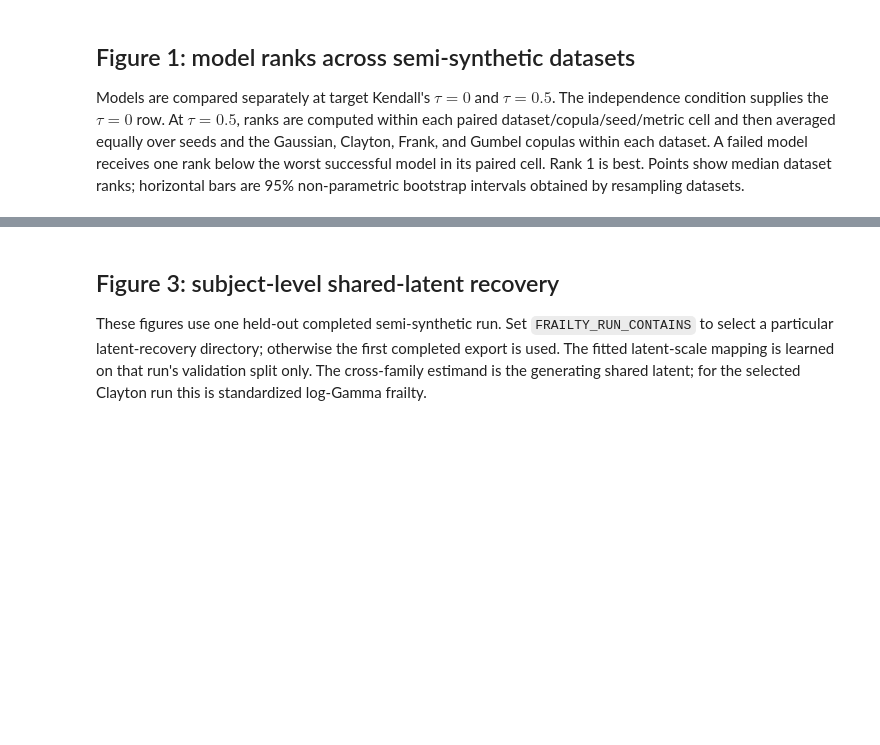
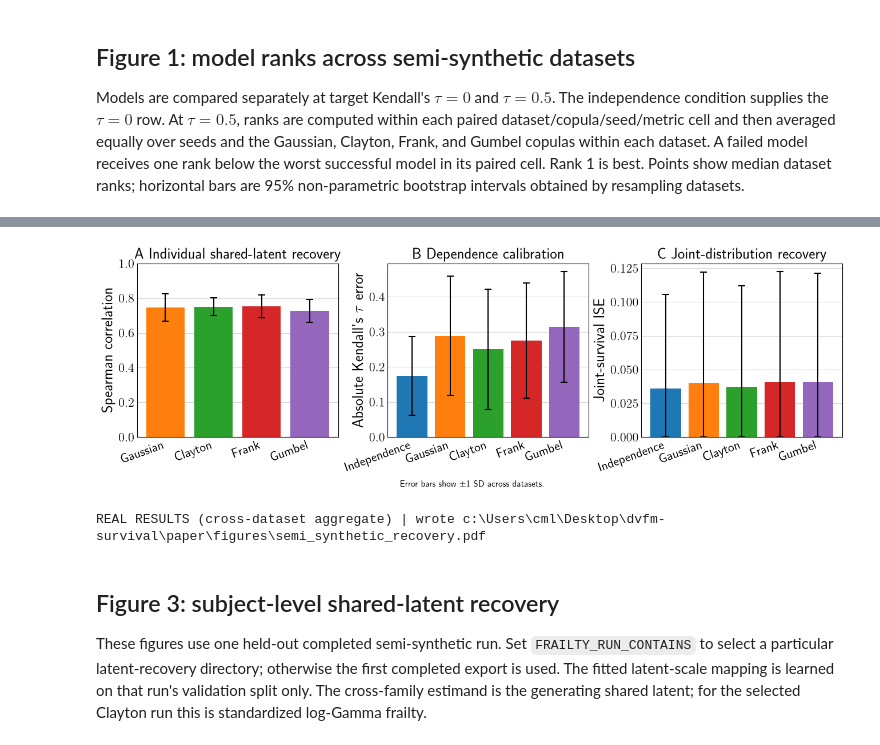
Before and after one commit to kalantari66/dvfm-survival, a Jupyter notebook: notebooks/semi_synthetic_results.ipynb, the cells around one changed output, grey strips where cells are left out. Drawn from its saved outputs; the diff is of its cells as text; code cells hidden in the pictures; blank space fills up the shorter version.

```diff
--- a/notebooks/semi_synthetic_results.ipynb
+++ b/notebooks/semi_synthetic_results.ipynb
@@ -322,45 +543,75 @@ The horizontal axis is target Kendall's $\tau$, the active experimental factor.
 # %%
 def dataset_balanced_summary(frame, metric, sigma_level=1.0):
     # Average seeds within each dataset, then quantify cross-dataset variation.
     per_dataset = frame.groupby(["dataset", "copula", "target_kendall_tau"], as_index=False)[metric].mean()
     out = per_dataset.groupby(["copula", "target_kendall_tau"])[metric].agg(["mean", "std", "count"]).reset_index()
     out["error"] = sigma_level * out["std"].fillna(0)
     return out
 
 dvfm = results[results["model"].eq("DVFM")].copy()
-mechanistic = results[results["model"].isin(["DVFM", "DVFM-z0"])].pivot_table(
-    index=["dataset", "copula", "target_kendall_tau", "repeat"], columns="model", values="oracle_ibs"
-).dropna().reset_index()
-mechanistic["oracle_ibs_gain"] = mechanistic["DVFM-z0"] - mechanistic["DVFM"]
+# include_independence=False for frailty recovery: undefined at tau=0 (SYNTHETIC.md), not zero.
 summaries = [
-    (dataset_balanced_summary(dvfm, "frailty_spearman"), "Shared-latent Spearman correlation", "A  Individual shared-latent recovery"),
-    (dataset_balanced_summary(dvfm, "absolute_conditional_kendall_tau_error"), r"Absolute Kendall's $\tau$ error", "B  Dependence calibration"),
-    (dataset_balanced_summary(dvfm, "oracle_joint_survival_ise"), "Joint-survival ISE", "C  Joint-distribution recovery"),
-    (dataset_balanced_summary(mechanistic, "oracle_ibs_gain"), r"$\mathrm{IBS}_{z=0}-\mathrm{IBS}_{z=1}$", "D  Predictive benefit of the shared latent"),
+    ("frailty_spearman", "Spearman correlation", "A  Individual shared-latent recovery", False),
+    ("absolute_conditional_kendall_tau_error", r"Absolute Kendall's $\tau$ error", "B  Dependence calibration", True),
+    ("oracle_joint_survival_ise", "Joint-survival ISE", "C  Joint-distribution recovery", True),
 ]
+
+copula_order = ["Independence"] + [name.title() for name in config["data"]["copulas"]]
 default_colors = plt.rcParams["axes.prop_cycle"].by_key()["color"]
-copula_order = ["Independence"] + [name.title() for name in config["data"]["copulas"]]
 palette = dict(zip(copula_order, default_colors[:len(copula_order)]))
-tau_levels = CONFIG_TAU_VALUES
-fig, axes = plt.subplots(2, 2, figsize=(10.0, 7.0), sharex=False, constrained_layout=True)
+positive_taus = [tau for tau in CONFIG_TAU_VALUES if not np.isclose(tau, 0.0)]
+
+fig, axes = plt.subplots(1, 3, figsize=(13.0, 4.0), constrained_layout=True)
 fig.set_constrained_layout_pads(w_pad=0.02, h_pad=0.02, wspace=0.02, hspace=0.02)
-for ax, (summary, ylabel, title) in zip(axes.flat, summaries):
-    for copula, part in summary.groupby("copula"):
-        part = part.sort_values("target_kendall_tau")
-        color = palette.get(copula, default_colors[0])
-        ax.fill_between(part["target_kendall_tau"], part["mean"] - part["error"], part["mean"] + part["error"], color=color, alpha=0.15, linewidth=0)
-        ax.plot(part["target_kendall_tau"], part["mean"], marker="o", label=copula, color=color)
-    ax.set(title=title, xlabel=r"Target Kendall's $\tau$", ylabel=ylabel)
-    ax.set_xticks(tau_levels, [f"{value:g}" for value in tau_levels])
-axes[0, 0].set_ylim(-0.05, 1.0)
-axes[0, 0].legend(title="Copula", loc="lower right", frameon=False)
-axes[1, 1].axhline(0, color="0.35", linestyle="--", linewidth=1)
-for ax in axes.flat:
-    ax.grid(True, alpha=0.5)
+
+for ax, (metric, ylabel, title, include_independence) in zip(axes, summaries):
+    summary = dataset_balanced_summary(dvfm, metric, sigma_level=1.0)  # error bars: +/- 1 SD across datasets
+
+    bar_specs = ([("Independence", 0.0)] if include_independence else []) + [
+        (copula, tau) for copula in copula_order[1:] for tau in positive_taus
+    ]
+    means, errors, colors, tick_labels = [], [], [], []
+    for copula, tau in bar_specs:
+        row = summary[(summary["copula"] == copula) & np.isclose(summary["target_kendall_tau"], tau)]
+        if row.empty:
+            raise ValueError(f"No {metric} summary for {copula} at tau={tau:g}.")
+        mean_value = float(row["mean"].iloc[0])
+        if not np.isfinite(mean_value):
+            raise ValueError(
+                f"{metric} is undefined for {copula} at tau={tau:g}; "
+                f"exclude it via include_independence rather than plotting a NaN bar."
+            )
+        means.append(mean_value)
+        errors.append(float(row["error"].iloc[0]))
+        colors.append(palette[copula])
+        label = copula if len(positive_taus) <= 1 else f"{copula}\n$\\tau={tau:g}$"
+        tick_labels.append(label)
+
+    means = np.array(means)
+    errors = np.array(errors)
+    # These metrics can't go below 0 -- clip the lower whisker there instead of
+    # letting it imply impossible negative values; the upper whisker is untouched.
+    lower_err = np.minimum(errors, means)
+    x_positions = np.arange(len(bar_specs))
+
+    ax.bar(x_positions, means, yerr=[lower_err, errors], color=colors, capsize=4,
+           error_kw=dict(elinewidth=1.5, capthick=1.5))
+    ax.set_xticks(x_positions, tick_labels, rotation=20, ha="right")
+    ax.set(title=title, ylabel=ylabel)
+    ax.grid(axis="y", alpha=0.5)
+    ax.set_axisbelow(True)
+
+axes[0].set_ylim(0.0, 1.0)
+
+fig.text(0.5, -0.05, "Error bars show $\\pm 1$ SD across datasets.", ha="center", fontsize=11)
+
 out = FIGURE_DIR / "semi_synthetic_recovery.pdf"
-fig.savefig(out)
+fig.savefig(out, bbox_inches="tight")
 plt.show()
 print(f"{DATA_SOURCE} | wrote {out}")
+# %% [output]
+[figure, added]
+REAL RESULTS (cross-dataset aggregate) | wrote c:\Users\cml\Desktop\dvfm-survival\paper\figures\semi_synthetic_recovery.pdf
 # %% [markdown]
 ## Figure 3: subject-level shared-latent recovery
 
```
Also changed, not shown: parts of 16 cells of this notebook, 5 other files.
